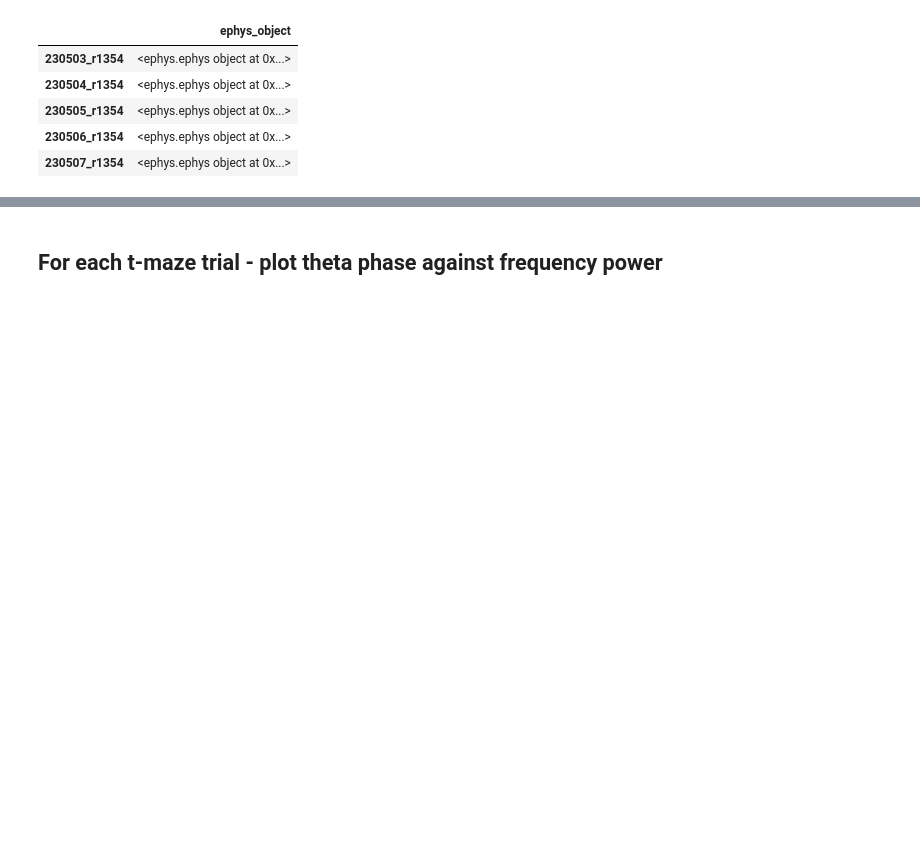
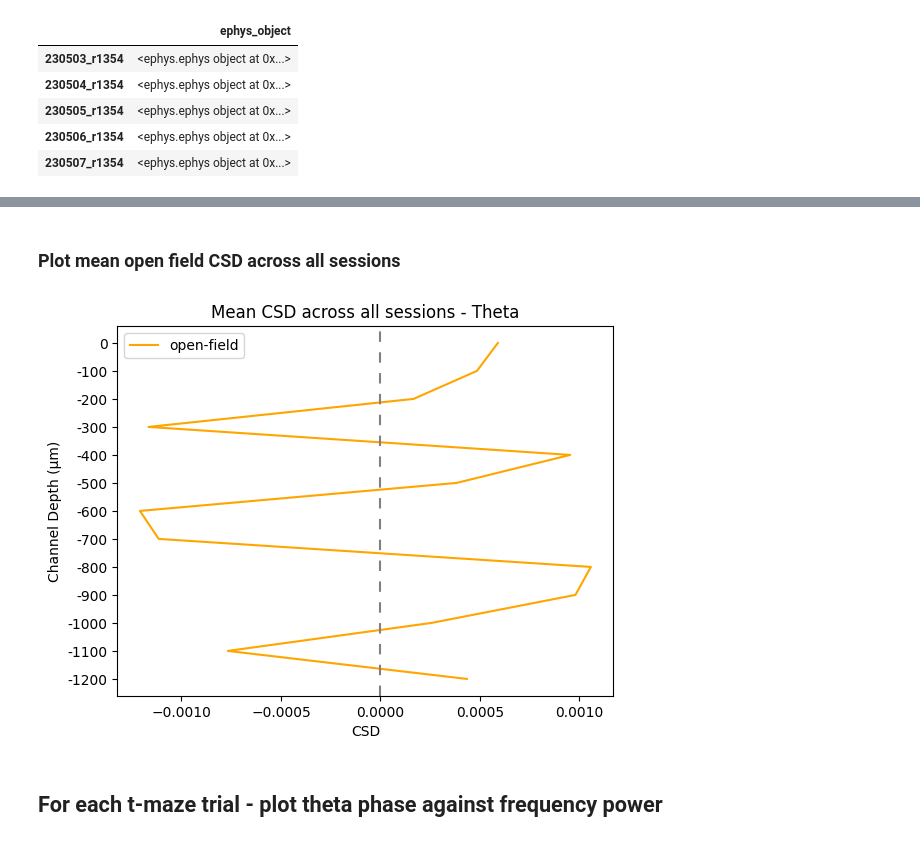
Before and after one commit to jakeswann1/SpElT, a Jupyter notebook: analysis/LFP Analyis.ipynb, the cells around one changed output, grey strips where cells are left out. Drawn from its saved outputs; the diff is of its cells as text; code cells hidden in the pictures; blank space fills up the shorter version.

Commit message:
Added open field CSD plotting

```diff
--- a/analysis/LFP Analyis.ipynb
+++ b/analysis/LFP Analyis.ipynb
@@ -8,7 +8,6 @@ from session_utils import find_all_sessions
 # %% [markdown]
 ## Load all session data
 # %%
-
 # Load pickled data
 df_all_sessions = pd.read_pickle('/home/isabella/Documents/isabella/jake/ephys_analysis/processed_data/df_all_cells.pkl')
 
@@ -17,18 +16,12 @@ session_dict = find_all_sessions(sheet_path = 'https://docs.google.com/spreadshe
                                  data_path = '/home/isabella/Documents/isabella/jake/recording_data',
                                  sorting_suffix = 'sorting_ks2_custom')
 
-# Initialise DataFrame for ephys objects
-df_all_sessions = pd.DataFrame(data = None, index = session_dict.keys(), columns = ['ephys_object'], dtype='object')
+# # TESTING Drop all but a single row
+# session_dict = {k: session_dict[k] for k in list(session_dict)[10:11]}
 
-for i, session_path in enumerate(session_dict.values()):
-    session = list(session_dict.keys())[i]
+df_all_sessions = make_df_all_sessions(session_dict, recording_type = 'nexus' )
 
-    # Create ephys object for session and add to dataframe
-    obj = ephys(recording_type = 'nexus', path = session_path)
-    df_all_sessions.at[list(session_dict.keys())[i], 'ephys_object'] = obj
 
-    # df_all_sessions = pd.DataFrame(df_all_sessions.iloc[0,:]).T #TEMP FOR ONE SESSION ONLY
-    # break #TEMP RUN FOR ONE SESSION ONLY
 
 # # Drop rows with no included clusters
 # df_all_cells = df_all_cells.dropna()
@@ -47,5 +117,8 @@ df_all_sessions.head()
 # %%
 from analysis.position_analysis import assign_sectors
+
+# Load from pickle
+df_all_sessions = pd.read_pickle('/home/isabella/Documents/isabella/jake/ephys_analysis/processed_data/df_all_sessions_theta_phase.pkl')
 
 # Loop through sessions
 trials_loaded = 0
@@ -79,3 +152,6 @@ for row, obj in enumerate(df_all_sessions.loc[:, 'ephys_object']):
 
 
 print(f'{trials_loaded} t-maze trials loaded')
+
+# Save df_all_sessions to pickle
+df_all_sessions.to_pickle('/home/isabella/Documents/isabella/jake/ephys_analysis/processed_data/df_all_sessions_theta_phase.pkl')
@@ -180,3 +420,18 @@ Loaded theta phase data for trial: 230611_r1364_raw_t-maze_1
+# %% [markdown]
+### Plot mean open field CSD across all sessions
+# %%
+plt.plot(mean_csd_df.mean(axis=1).values, mean_csd_df.mean(axis=1).index, c = 'orange', label = 'open-field')
+plt.legend()
+plt.gca().invert_yaxis()
+plt.yticks(mean_csd_df.mean(axis=1).index.to_list(), channel_depths)
+plt.axvline(x=0, color='grey', linestyle='--', dashes=[5, 5])
+plt.ylabel('Channel Depth (μm)')
+plt.xlabel('CSD')
+plt.title(f'Mean CSD across all sessions - {freq_band_name}')
+plt.savefig(f'{csd_path}/all_trials_mean_CSD_{freq_band_name}.png')
+plt.show()
+# %% [output]
+[figure, added]
 # %% [markdown]
 ## For each t-maze trial - plot theta phase against frequency power
 # %%
```
Also changed, not shown: parts of 19 cells of this notebook, 1 other file.
